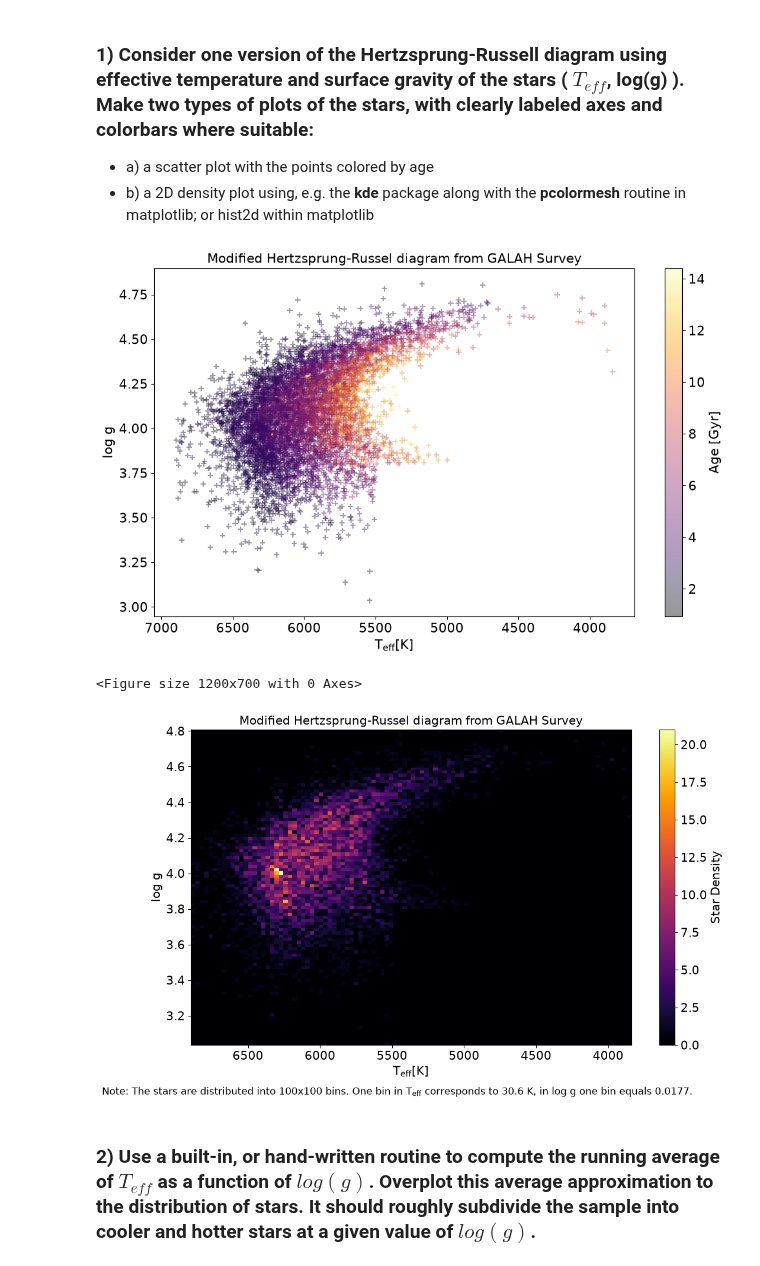
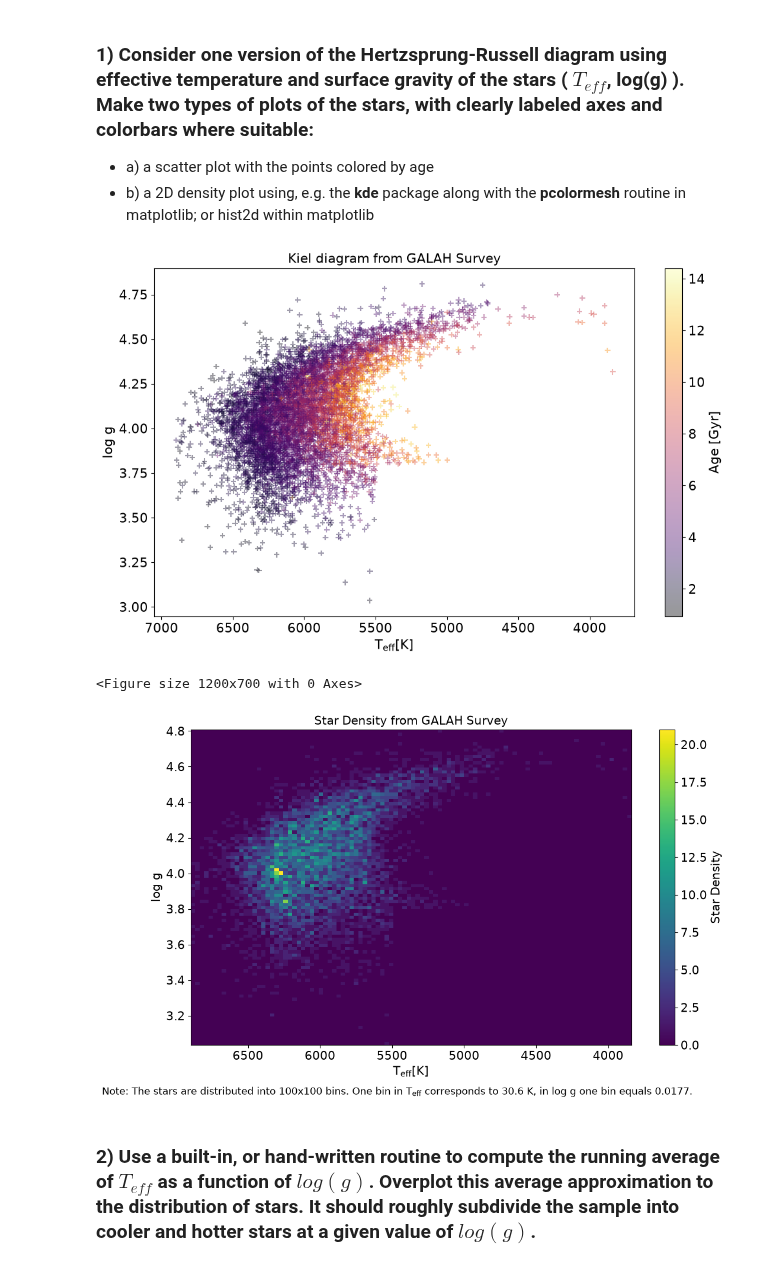
Before and after one commit to MarcusFri/NumAstro2026W_MarcusFrischherz_08225094, a Jupyter notebook: Exercise_sheet_2.ipynb, the cells around one changed output. Cells and saved outputs as stored; diff of their text form; code cells hidden in the pictures.

```diff
--- a/Exercise_sheet_2.ipynb
+++ b/Exercise_sheet_2.ipynb
@@ -51,32 +51,32 @@ plt.colorbar().set_label(label='Age [Gyr]')
 plt.xlabel(r'$\mathrm{T_{eff} [K]}$')
 plt.ylabel('log g')                 # log g has no unit (log anything has no unit)
 plt.gca().invert_xaxis()            # As it is HR diagram, we make temperature increase from right to left
-plt.title('Modified Hertzsprung-Russel diagram from GALAH Survey')
+plt.title('Kiel diagram from GALAH Survey')
 plt.show()
 # %% [output]
-[figure, old version]
+[figure, new version]
 # %%
 plt.figure()
 fig, _ = plt.subplots()
 bins = 100                                                      # you can play with the bin size
-plt.hist2d(teff, logg, bins=bins, cmap='inferno')               # but 100 is a good compromise
+plt.hist2d(teff, logg, bins=bins, cmap='viridis')               # but 100 is a good compromise
 plt.colorbar().set_label(label=f'Star Density')                 # a too big bin size makes the density disappear
 plt.gca().invert_xaxis()
 plt.xlabel(r'$\mathrm{T_{eff} [K]}$')
 plt.ylabel('log g')
 fig.subplots_adjust(bottom=0.12)                                # make some room for the foot note
-plt.title('Modified Hertzsprung-Russel diagram from GALAH Survey')
+plt.title('Star Density from GALAH Survey')
 
 Note = f"Note: The stars are distributed into {bins}x{bins} bins. "    # f-string for incorporating variable easily
 Note += r"One bin in $\mathrm{T_{eff}}$"                        # r-string for the LaTex formula, avoids escaping \ and others
 Note += f" corresponds to {(teff.max() - teff.min())/bins:.1f} K"
 Note += f", in log g one bin equals {(logg.max() - logg.min())/bins:.4f}."
 
 fig.text(0,0, Note, fontsize=12)                                # place a text at the bottom left corner
 plt.show()
 # %% [output]
 <Figure size 1200x700 with 0 Axes>
-[figure, old version]
+[figure, new version]
 # %% [markdown]
 ### 2) Use a built-in, or hand-written routine to compute the running average of $T_{eff}$ as a function of $log(g)$.  Overplot this average approximation to the distribution of stars.  It should roughly subdivide the sample into cooler and hotter stars at a given value of $log(g)$.
 # %%
```
Also changed, not shown: parts of 3 cells of this notebook.
